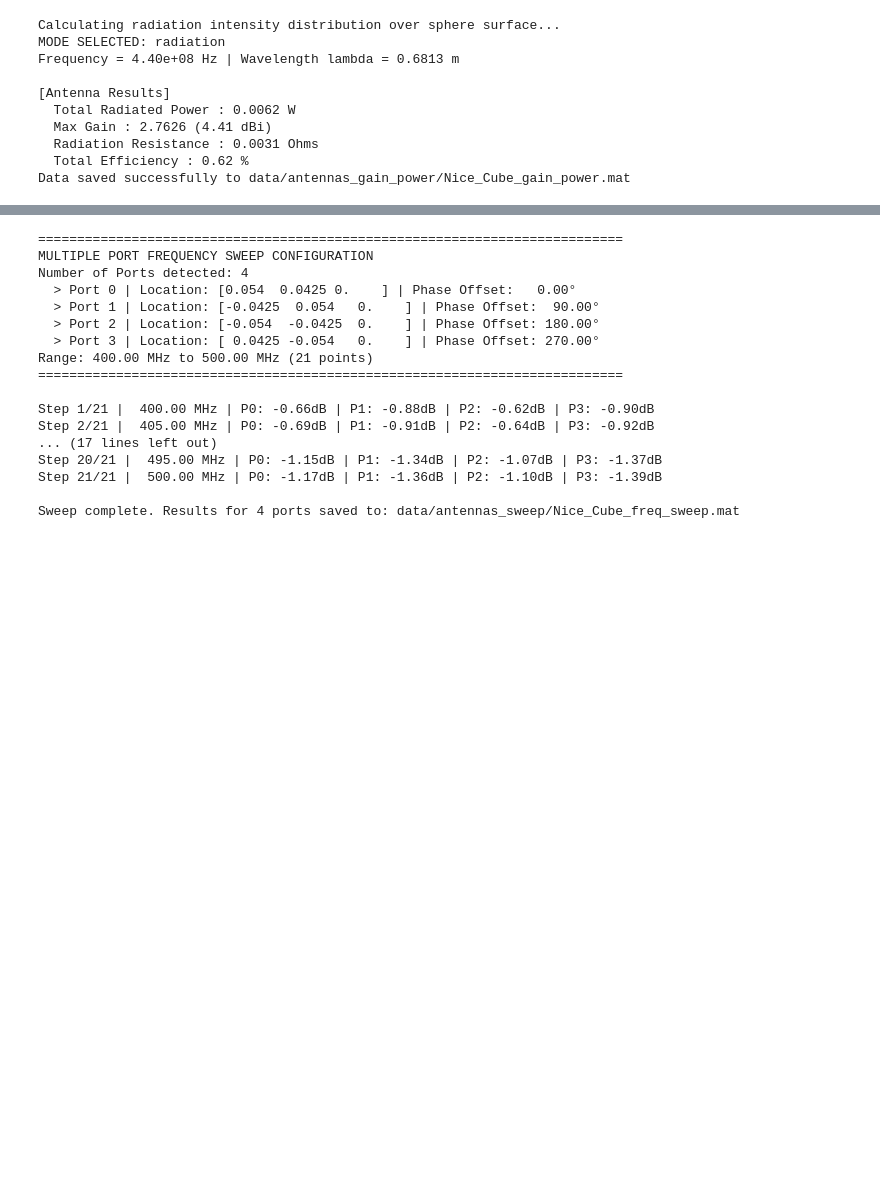
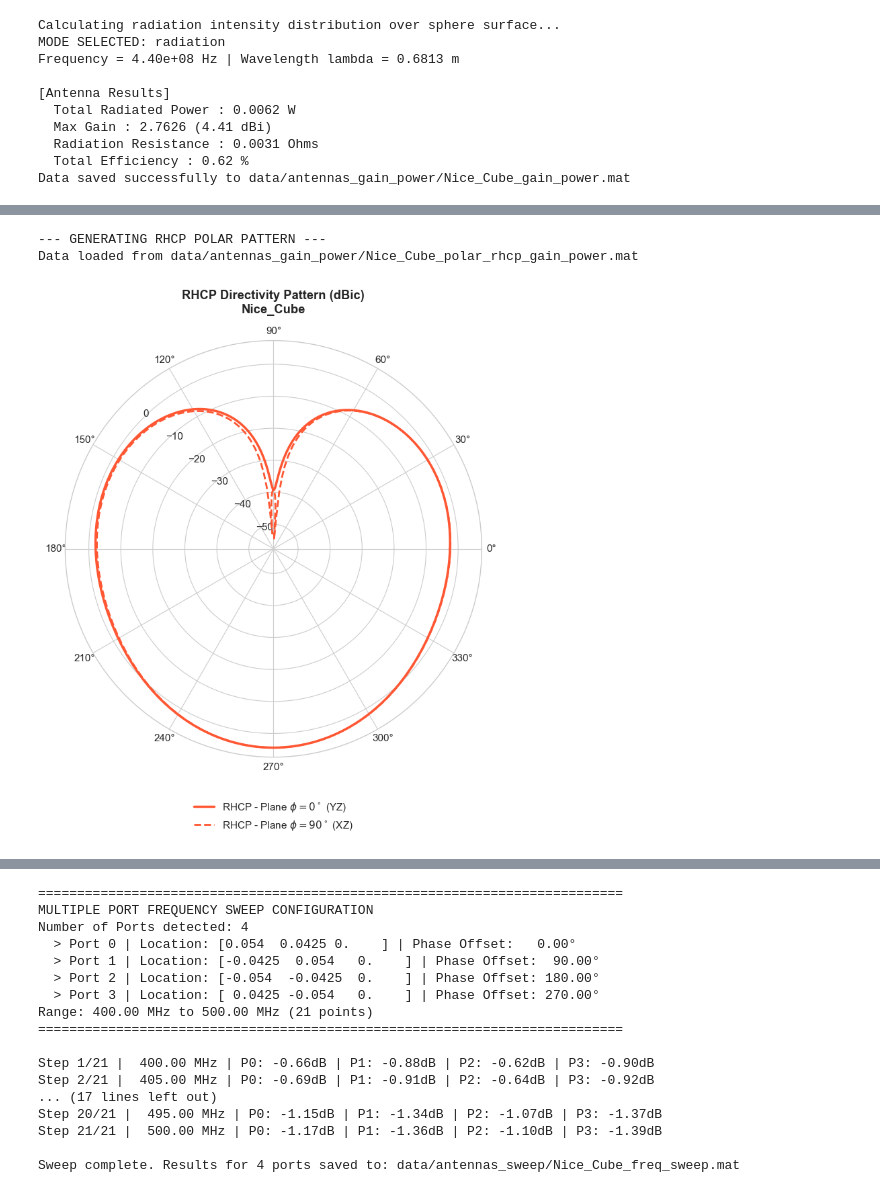
Before and after one commit to FahdilOuro/Antenna_Solver_MoM, a Jupyter notebook: backend/antenna_simulation/Nice_Cube/Nice_Cube_radiation.ipynb, the cells around one changed output, grey strips where cells are left out. Saved outputs shown, nothing was run; the diff lists cells and outputs as text; code cells hidden in the pictures; blank space fills up the shorter version.

Commit message:
work session 3 donne for circular polarization pattern

```diff
--- a/backend/antenna_simulation/Nice_Cube/Nice_Cube_radiation.ipynb
+++ b/backend/antenna_simulation/Nice_Cube/Nice_Cube_radiation.ipynb
@@ -155,0 +156,6 @@ Data loaded from data/antennas_gain_power/Nice_Cube_gain_power.mat
+# %%
+display_rhcp_polar_pattern(path)
+# %% [output]
+--- GENERATING RHCP POLAR PATTERN ---
+Data loaded from data/antennas_gain_power/Nice_Cube_polar_rhcp_gain_power.mat
+[figure, added]
```
Also changed, not shown: parts of 5 cells of this notebook, 3 other files.
